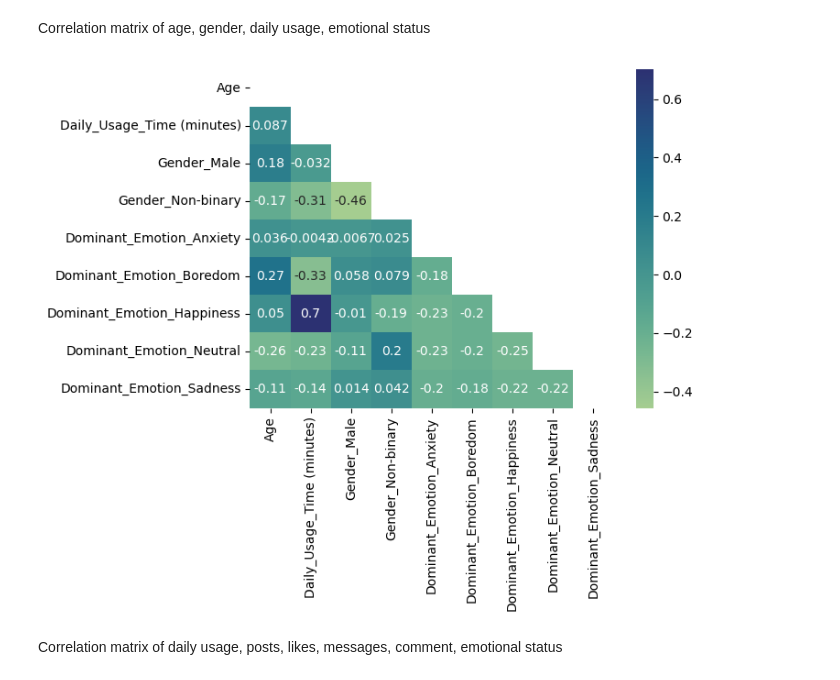
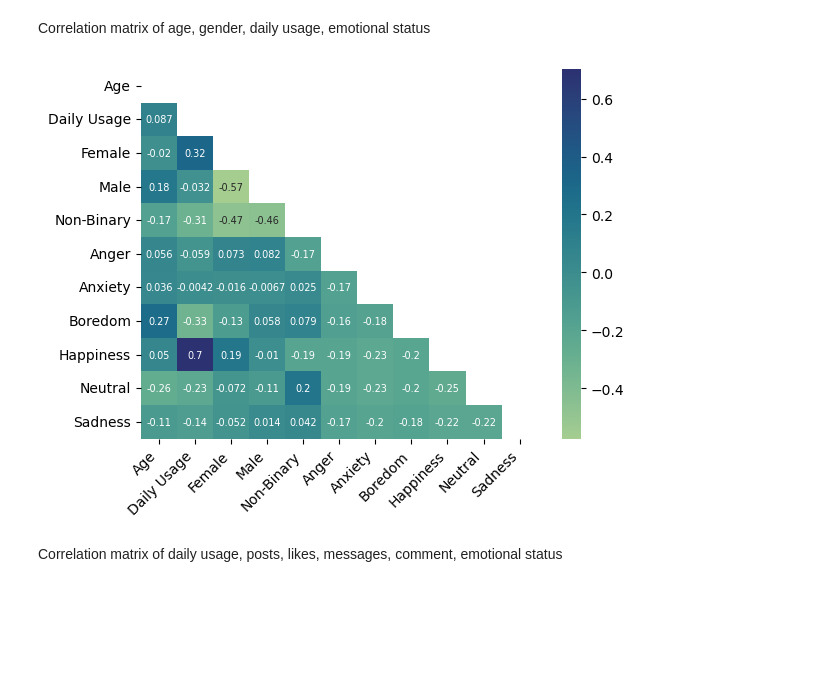
Before and after one commit to Austin-Heard/social-media-emotional-effects, a Jupyter notebook: notebooks/data_template.ipynb, the cells around one changed output. Saved outputs shown, nothing was run; the diff lists cells and outputs as text; code cells hidden in the pictures; blank space fills up the shorter version.

Commit message:
Functionizes graph procedures and puts them in graph_creation.py, saves images, moving to hypothesis/regression

```diff
--- a/notebooks/data_template.ipynb
+++ b/notebooks/data_template.ipynb
@@ -323,0 +331,13 @@ socialmedia_db.groupby("Gender")["Dominant_Emotion"].value_counts().plot.bar()
+# %%
+# Create new df using only required fields
+gender_columns = ["Gender", "Dominant_Emotion"]
+socialmedia__gender_db = socialmedia_db[gender_columns]
+
+# Setting a colorblind-friendly palette
+color_palette = sns.set_palette('colorblind')
+
+# Groupby Gender and Emotion
+socialmedia__gender_db.groupby(["Gender", "Dominant_Emotion"]).size().unstack().plot(kind='bar', stacked=True, figsize=(5, 5), color=color_palette)
+plt.legend(loc='upper left', bbox_to_anchor=(1.05, 1))
+plt.savefig('../img/Emotion_to_Gender.png', bbox_inches='tight')
+plt.show()
@@ -375,17 +397,33 @@ Correlation matrix of age, gender, daily usage, emotional status
 # %%
 # Set df to desired columns for corr
 corr_matrix1_columns = ["Age", "Gender", "Daily_Usage_Time (minutes)", "Dominant_Emotion"]
 corr_matrix1 = socialmedia_db[corr_matrix1_columns]
 
 # Change categorial variables into a workable format
-corr_matrix1 = pd.get_dummies(corr_matrix1, columns=["Gender", "Dominant_Emotion"], drop_first=True)
+corr_matrix1 = pd.get_dummies(corr_matrix1, columns=["Gender", "Dominant_Emotion"])
 corr_matrix1 = corr_matrix1.corr()
+
+# Define better labels
+custom_labels = ["Age", "Daily Usage", "Female", "Male", "Non-Binary", "Anger", "Anxiety", "Boredom", "Happiness", "Neutral", "Sadness"]
 
 # Create matrix, and mask the upper half of the chart
 mask = np.triu(corr_matrix1)
-sns.heatmap(corr_matrix1, annot=True, cmap='crest', mask=mask);
+sns.heatmap(corr_matrix1, annot=True, cmap='crest', mask=mask, annot_kws={"size": 7})
+
+# Ensure the number of labels matches the number of columns/rows in the correlation matrix
+if corr_matrix1.shape[0] == len(custom_labels):
+    plt.xticks(ticks=np.arange(len(custom_labels)) + 0.5, labels=custom_labels, rotation=45, ha='right')
+    plt.yticks(ticks=np.arange(len(custom_labels)) + 0.5, labels=custom_labels, rotation=0)
+else:
+    print("The number of custom labels does not match the number of columns/rows in the correlation matrix.")
+    print(f"Number provided: {len(custom_labels)}")
+    print(f"Length required: {corr_matrix1.shape[0]}")
+
+# Save and display image
+plt.savefig('../img/Age_Gender_to_Emotion_Corr.png', bbox_inches='tight')
+plt.show()
 # %% [output]
-[figure, old version]
+[figure, new version]
 # %% [markdown]
 Correlation matrix of daily usage, posts, likes, messages, comment, emotional status
 # %%
```
Also changed, not shown: parts of 8 cells of this notebook, 6 other files.
